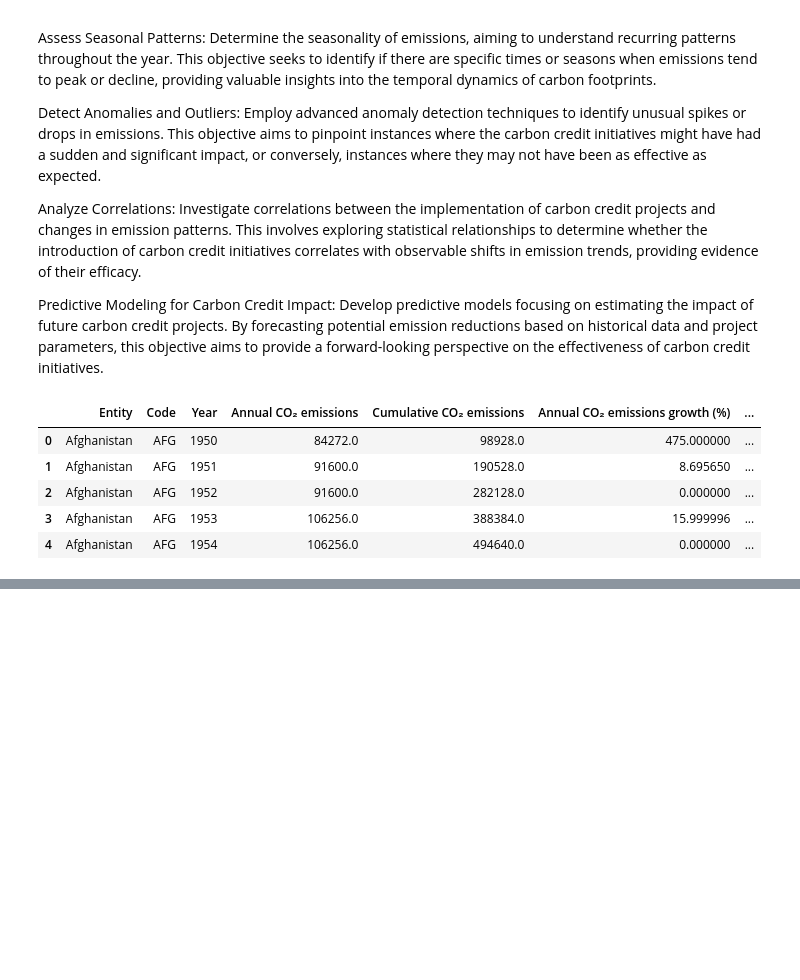
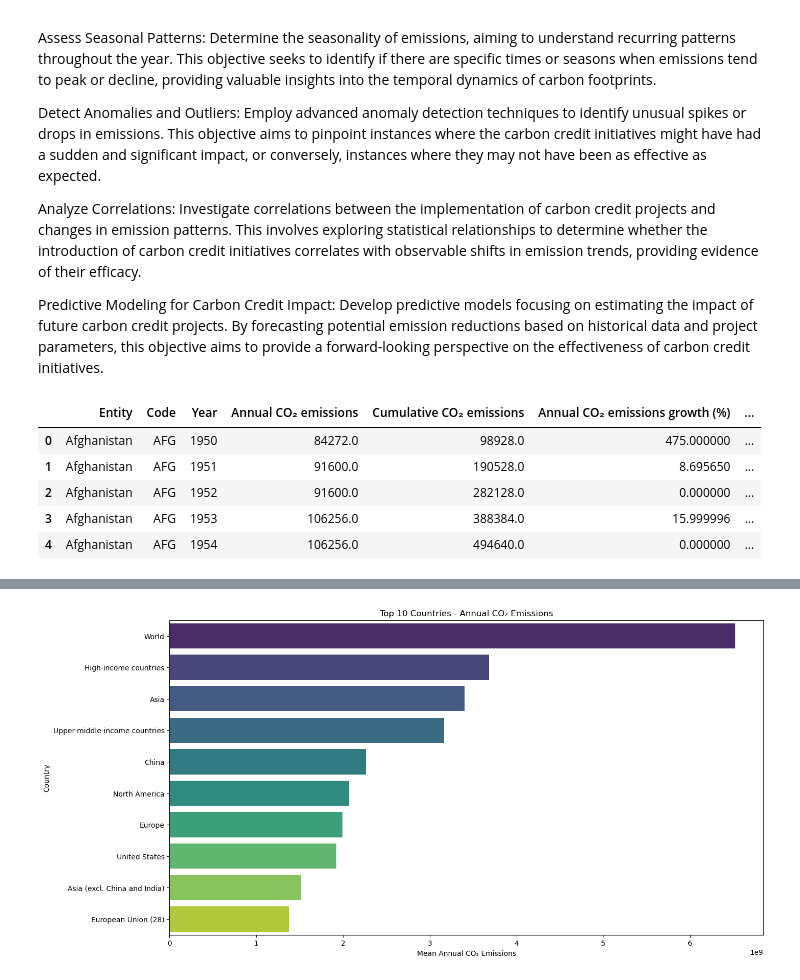
Before and after one commit to Wairimukimm/Carbon-credits-chronicles, a Jupyter notebook: Untitled.ipynb, the cells around one changed output, grey strips where cells are left out. Saved outputs shown, nothing was run; the diff lists cells and outputs as text; code cells hidden in the pictures; blank space fills up the shorter version.

```diff
--- a/Untitled.ipynb
+++ b/Untitled.ipynb
@@ -102,0 +177,13 @@ merged_df.head()
+# %%
+annual_growth_by_country = merged_df.groupby('Entity')['Annual CO₂ emissions'].mean()
+
+top_10_countries = annual_growth_by_country.nlargest(10)
+
+plt.figure(figsize=(15, 8))
+sns.barplot(x=top_10_countries.values, y=top_10_countries.index, palette='viridis')
+plt.title('Top 10 Countries - Annual CO₂ Emissions')
+plt.xlabel('Mean Annual CO₂ Emissions')
+plt.ylabel('Country')
+plt.show()
+# %% [output]
+[figure, added]
```
Also changed, not shown: parts of 20 cells of this notebook.
